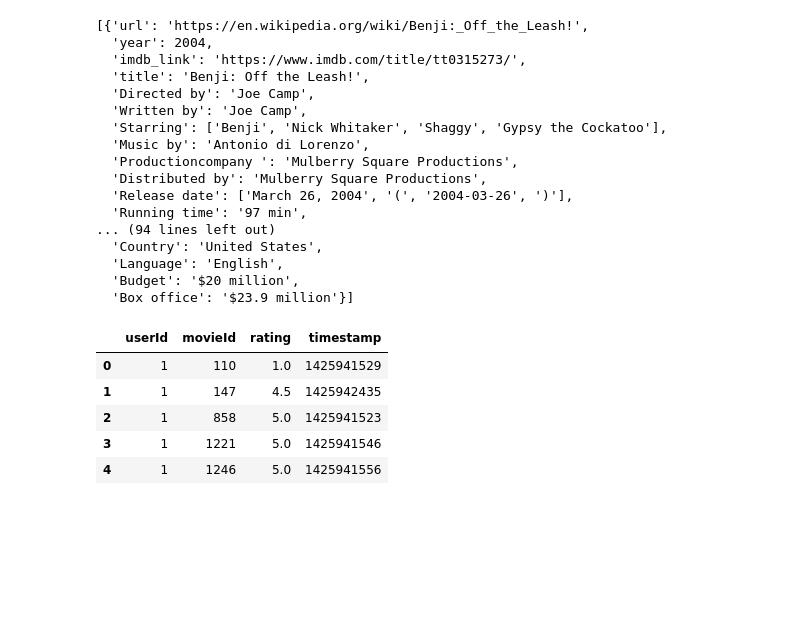
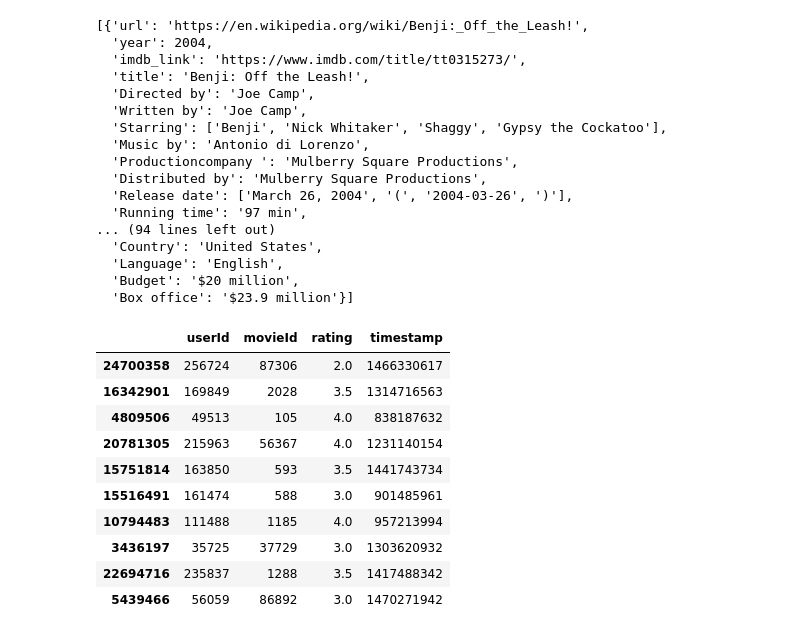
Before and after one commit to timothykeating/Movies_ETL, a Jupyter notebook: Module_8_coursework.ipynb, the cells around one changed output. Drawn from its saved outputs; the diff is of its cells as text; code cells hidden in the pictures; blank space fills up the shorter version.

```diff
--- a/Module_8_coursework.ipynb
+++ b/Module_8_coursework.ipynb
@@ -85,14 +85,19 @@ wiki_movies_raw[3600:3605]
 # %%
 k_metadata=pd.read_csv('../copy_all_files_here/movies_metadata.csv',low_memory=False)
 ratings=pd.read_csv('../copy_all_files_here/ratings.csv')
-# %%
-#  View the new DFs
-# k_metadata.head()
-ratings.head()
-# %% [output]
-|  | userId | movieId | rating | timestamp |
-| 0 | 1 | 110 | 1.0 | 1425941529 |
-| 1 | 1 | 147 | 4.5 | 1425942435 |
-| 2 | 1 | 858 | 5.0 | 1425941523 |
-| 3 | 1 | 1221 | 5.0 | 1425941546 |
-| 4 | 1 | 1246 | 5.0 | 1425941556 |
+# %%
+#  View the new DFs with .head() method, .tail() method and/or .sample(n=x) method
+# k_metadata.head()
+ratings.sample(n=10)
+# %% [output]
+|  | userId | movieId | rating | timestamp |
+| 24700358 | 256724 | 87306 | 2.0 | 1466330617 |
+| 16342901 | 169849 | 2028 | 3.5 | 1314716563 |
+| 4809506 | 49513 | 105 | 4.0 | 838187632 |
+| 20781305 | 215963 | 56367 | 4.0 | 1231140154 |
+| 15751814 | 163850 | 593 | 3.5 | 1441743734 |
+| 15516491 | 161474 | 588 | 3.0 | 901485961 |
+| 10794483 | 111488 | 1185 | 4.0 | 957213994 |
+| 3436197 | 35725 | 37729 | 3.0 | 1303620932 |
+| 22694716 | 235837 | 1288 | 3.5 | 1417488342 |
+| 5439466 | 56059 | 86892 | 3.0 | 1470271942 |
```
Also changed, not shown: parts of 12 cells of this notebook.
